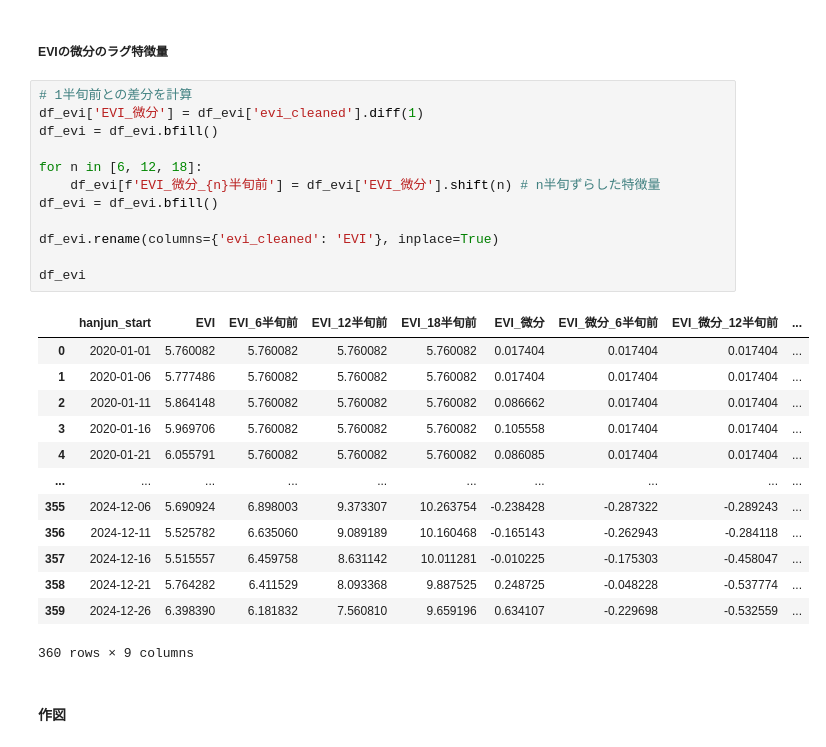
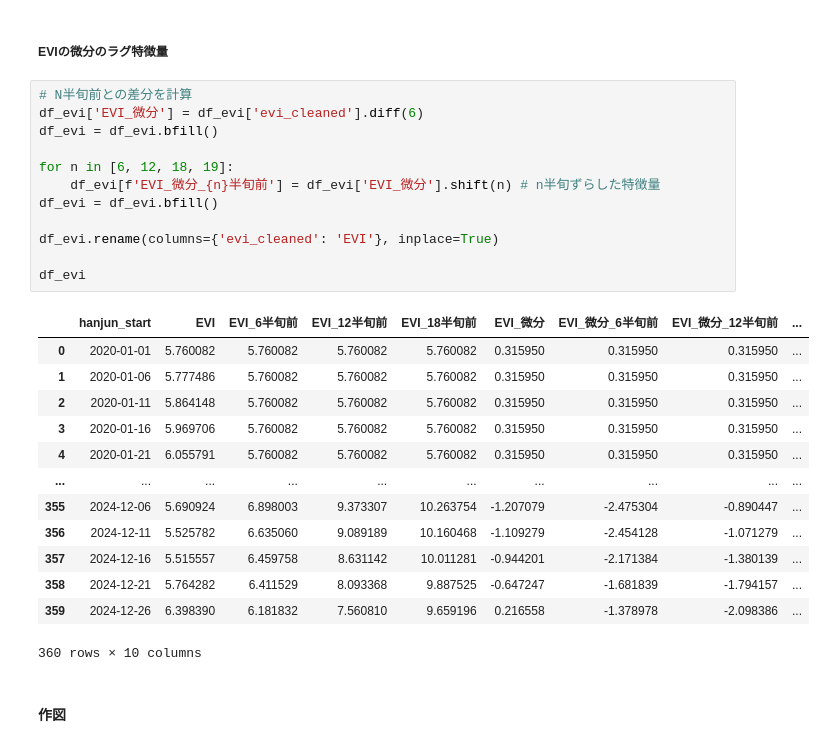
Before and after one commit to ShotaSasaki-HU/ASTRO-CAMP-2025, a Jupyter notebook: sarimax.ipynb, the cells around one changed output. Drawn from its saved outputs; the diff is of its cells as text.

```diff
--- a/sarimax.ipynb
+++ b/sarimax.ipynb
@@ -729,31 +729,31 @@ df_evi
 # %% [markdown]
 ##### EVIの微分のラグ特徴量
 # %%
-# 1半旬前との差分を計算
-df_evi['EVI_微分'] = df_evi['evi_cleaned'].diff(1)
+# N半旬前との差分を計算
+df_evi['EVI_微分'] = df_evi['evi_cleaned'].diff(6)
 df_evi = df_evi.bfill()
 
-for n in [6, 12, 18]:
+for n in [6, 12, 18, 19]:
     df_evi[f'EVI_微分_{n}半旬前'] = df_evi['EVI_微分'].shift(n) # n半旬ずらした特徴量
 df_evi = df_evi.bfill()
 
 df_evi.rename(columns={'evi_cleaned': 'EVI'}, inplace=True)
 
 df_evi
 # %% [output]
 |  | hanjun_start | EVI | EVI_6半旬前 | EVI_12半旬前 | EVI_18半旬前 | EVI_微分 | EVI_微分_6半旬前 | EVI_微分_12半旬前 | ... |
-| 0 | 2020-01-01 | 5.760082 | 5.760082 | 5.760082 | 5.760082 | 0.017404 | 0.017404 | 0.017404 | ... |
-| 1 | 2020-01-06 | 5.777486 | 5.760082 | 5.760082 | 5.760082 | 0.017404 | 0.017404 | 0.017404 | ... |
-| 2 | 2020-01-11 | 5.864148 | 5.760082 | 5.760082 | 5.760082 | 0.086662 | 0.017404 | 0.017404 | ... |
-| 3 | 2020-01-16 | 5.969706 | 5.760082 | 5.760082 | 5.760082 | 0.105558 | 0.017404 | 0.017404 | ... |
-| 4 | 2020-01-21 | 6.055791 | 5.760082 | 5.760082 | 5.760082 | 0.086085 | 0.017404 | 0.017404 | ... |
+| 0 | 2020-01-01 | 5.760082 | 5.760082 | 5.760082 | 5.760082 | 0.315950 | 0.315950 | 0.315950 | ... |
+| 1 | 2020-01-06 | 5.777486 | 5.760082 | 5.760082 | 5.760082 | 0.315950 | 0.315950 | 0.315950 | ... |
+| 2 | 2020-01-11 | 5.864148 | 5.760082 | 5.760082 | 5.760082 | 0.315950 | 0.315950 | 0.315950 | ... |
+| 3 | 2020-01-16 | 5.969706 | 5.760082 | 5.760082 | 5.760082 | 0.315950 | 0.315950 | 0.315950 | ... |
+| 4 | 2020-01-21 | 6.055791 | 5.760082 | 5.760082 | 5.760082 | 0.315950 | 0.315950 | 0.315950 | ... |
 | ... | ... | ... | ... | ... | ... | ... | ... | ... | ... |
-| 355 | 2024-12-06 | 5.690924 | 6.898003 | 9.373307 | 10.263754 | -0.238428 | -0.287322 | -0.289243 | ... |
-| 356 | 2024-12-11 | 5.525782 | 6.635060 | 9.089189 | 10.160468 | -0.165143 | -0.262943 | -0.284118 | ... |
-| 357 | 2024-12-16 | 5.515557 | 6.459758 | 8.631142 | 10.011281 | -0.010225 | -0.175303 | -0.458047 | ... |
-| 358 | 2024-12-21 | 5.764282 | 6.411529 | 8.093368 | 9.887525 | 0.248725 | -0.048228 | -0.537774 | ... |
-| 359 | 2024-12-26 | 6.398390 | 6.181832 | 7.560810 | 9.659196 | 0.634107 | -0.229698 | -0.532559 | ... |
+| 355 | 2024-12-06 | 5.690924 | 6.898003 | 9.373307 | 10.263754 | -1.207079 | -2.475304 | -0.890447 | ... |
+| 356 | 2024-12-11 | 5.525782 | 6.635060 | 9.089189 | 10.160468 | -1.109279 | -2.454128 | -1.071279 | ... |
+| 357 | 2024-12-16 | 5.515557 | 6.459758 | 8.631142 | 10.011281 | -0.944201 | -2.171384 | -1.380139 | ... |
+| 358 | 2024-12-21 | 5.764282 | 6.411529 | 8.093368 | 9.887525 | -0.647247 | -1.681839 | -1.794157 | ... |
+| 359 | 2024-12-26 | 6.398390 | 6.181832 | 7.560810 | 9.659196 | 0.216558 | -1.378978 | -2.098386 | ... |
-360 rows × 9 columns
+360 rows × 10 columns
 # %% [markdown]
 #### 作図
 # %%
```
Also changed, not shown: parts of 12 cells of this notebook.
